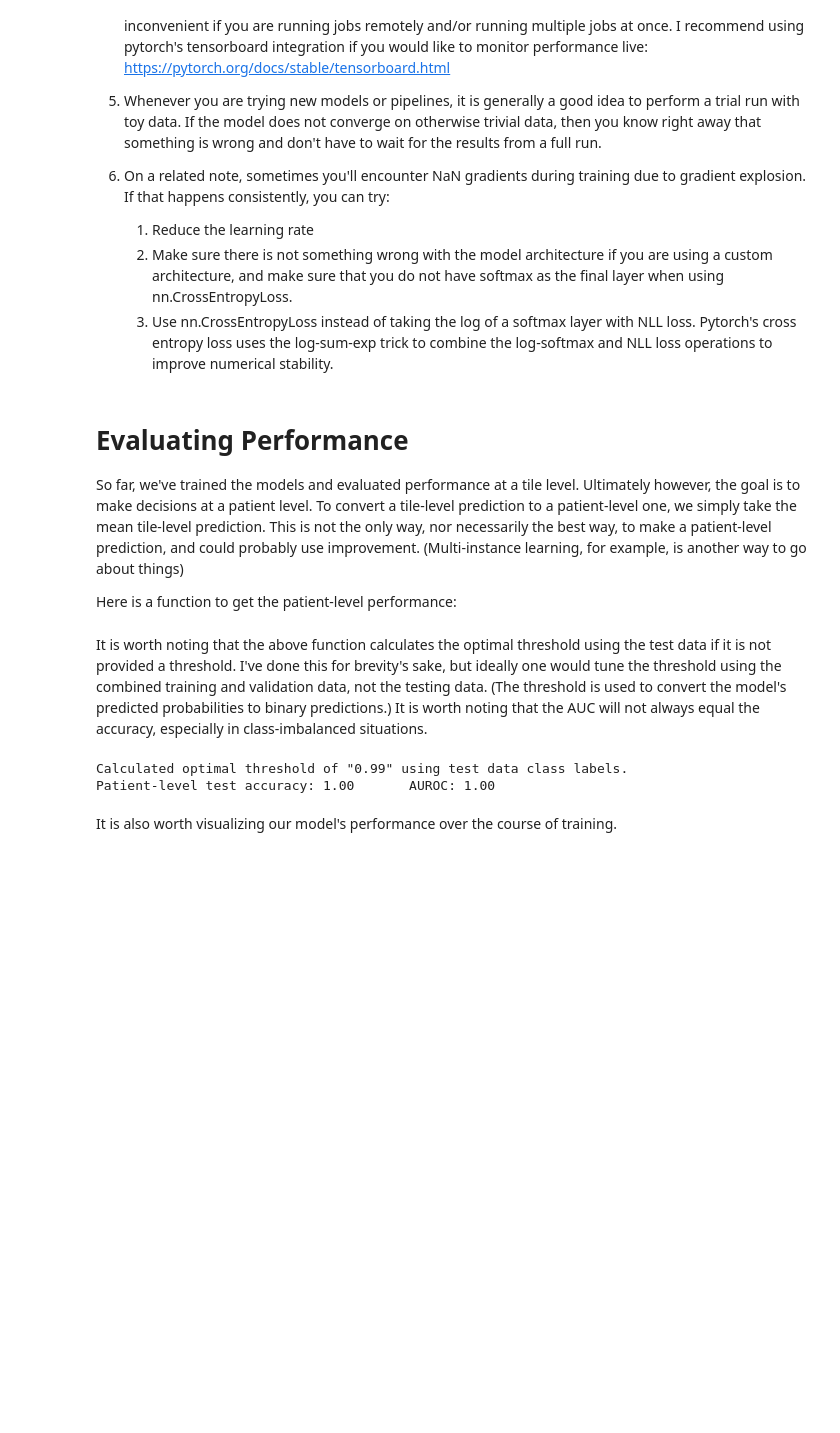
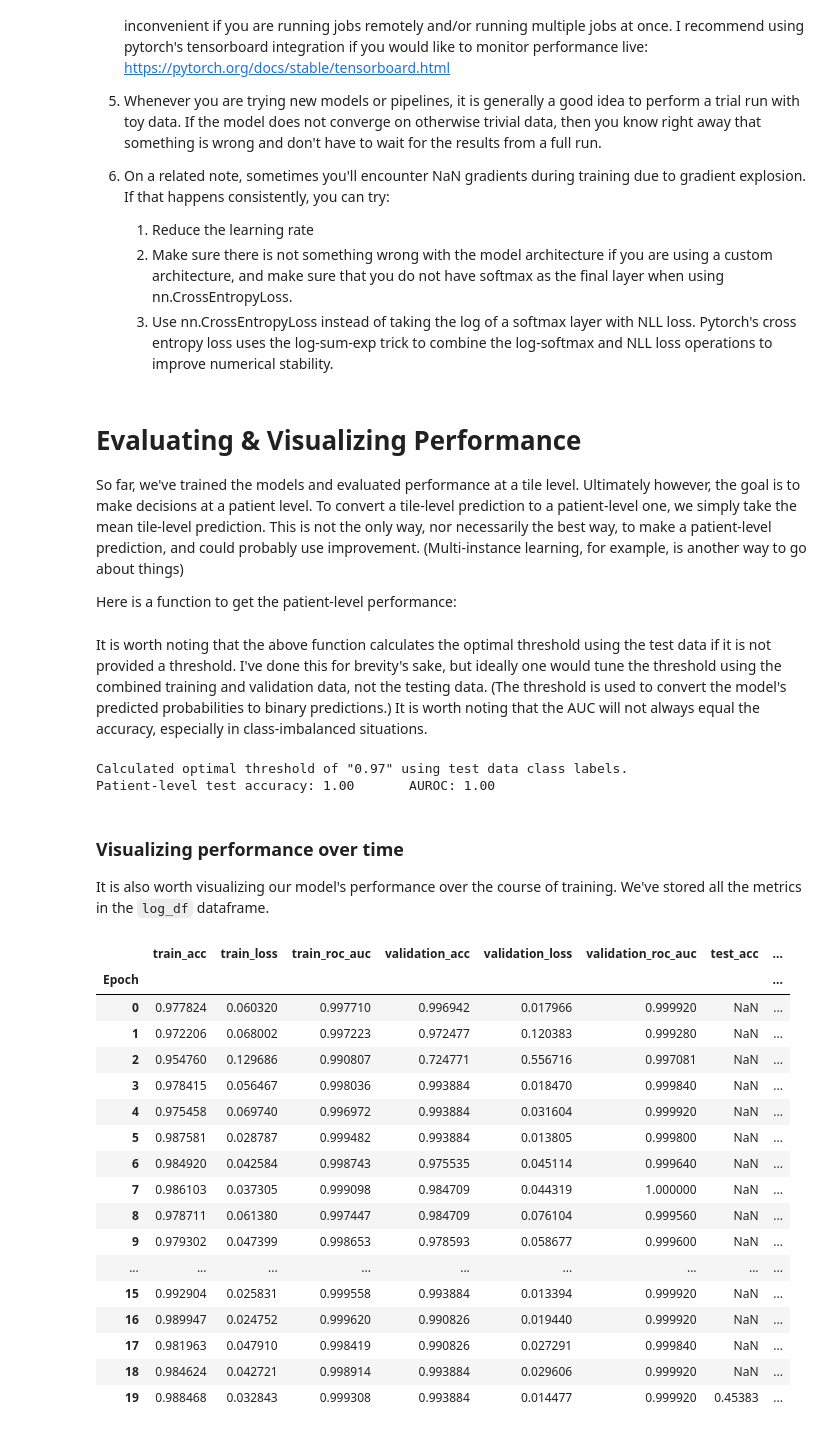
Before and after one commit to IsaiahPressman/Deep_learning_WSI_tutorial, a Jupyter notebook: Deep_learning_WSI_tutorial.ipynb, the cells around one changed output. Cells and saved outputs as stored; diff of their text form; code cells hidden in the pictures; blank space fills up the shorter version.

```diff
--- a/Deep_learning_WSI_tutorial.ipynb
+++ b/Deep_learning_WSI_tutorial.ipynb
@@ -468,38 +468,35 @@ log_dict = {}
 for phase in PHASES:
     log_dict[phase + '_acc'] = []
     log_dict[phase + '_loss'] = []
-    if phase != 'train':
-        log_dict[phase + '_roc_auc'] = []
+    log_dict[phase + '_roc_auc'] = []
 
-N_EPOCHS = 100
-for epoch in range(N_EPOCHS):
+MAX_N_EPOCHS = 100
+for epoch in range(MAX_N_EPOCHS):
     # Cycle through training and validation, only testing the model once all training and validation has finished
     for phase in PHASES:
         if phase == 'train':
             model.train()
         elif phase == 'validation':
             model.eval()
-            y_true = np.empty((0, num_classes))
-            y_score = np.empty((0, num_classes))
         else:
             # Only test after all training and validation has finished
-            if epoch == N_EPOCHS - 1 or stop:
+            if epoch == MAX_N_EPOCHS - 1 or stop:
                 print('\n' + '#' * 10 + ' Beginning tile-level testing ' + '#' * 10)
                 # Reload the best model checkpoint
                 model.load_state_dict(best_model_weights)
                 model.eval()
-                y_true = np.empty((0, num_classes))
-                y_score = np.empty((0, num_classes))
             else:
                 log_dict[phase + '_acc'].append(None)
                 log_dict[phase + '_loss'].append(None)
                 log_dict[phase + '_roc_auc'].append(None)
                 continue
+        y_true = np.empty((0, num_classes))
+        y_score = np.empty((0, num_classes))
 
         running_loss = 0.
         running_corrects = 0
         for i, (inputs, labels) in tqdm.tqdm(enumerate(img_dataloaders[phase]),
-                                             desc=f'Epoch {epoch}/{N_EPOCHS}, {phase:>10}',
+                                             desc=f'Epoch {epoch}/{MAX_N_EPOCHS}, {phase:>10}',
                                              total=len(img_dataloaders[phase])):
             # Move the data to the GPU
             inputs = inputs.to(DEVICE, non_blocking=True)
@@ -511,13 +508,12 @@ for epoch in range(N_EPOCHS):
                 outputs = model(inputs)
                 _, preds = torch.max(outputs, dim=1)
                 loss = loss_func(outputs, labels)
-                # Backward pass only during training
+                # Backward pass and update weights only during training
                 if phase == 'train':
                     loss.backward()
                     optimizer.step()
-                else:
-                    y_true = np.concatenate([y_true, np.eye(num_classes)[labels.cpu().numpy().ravel()]])
-                    y_score = np.concatenate([y_score, F.softmax(outputs, dim=1).cpu().numpy()])
+                y_true = np.concatenate([y_true, np.eye(num_classes)[labels.detach().cpu().numpy().ravel()]])
+                y_score = np.concatenate([y_score, F.softmax(outputs.detach(), dim=1).cpu().numpy()])
 
             # Track stats for logging
             running_loss += loss.item() * inputs.size(0)
@@ -527,18 +523,12 @@ for epoch in range(N_EPOCHS):
         time.sleep(0.25)
         epoch_loss = running_loss / dataset_sizes[phase]
         epoch_acc = running_corrects.float().cpu().numpy() / dataset_sizes[phase]
-        epoch_roc_auc = roc_auc_score(y_true, y_score) if phase != 'train' else None
-
-        log_str = f'Epoch {epoch}/{N_EPOCHS}, {phase:>10}: Loss {epoch_loss:.2f}\tAcc: {epoch_acc:.2f}'
-        if phase != 'train':
-            log_str += f'\tAUROC: {epoch_roc_auc:.2f}'
-        print(log_str)
+        epoch_roc_auc = roc_auc_score(y_true, y_score)
+        print(f'Epoch {epoch}/{MAX_N_EPOCHS}, {phase:>10}: Loss {epoch_loss:.2f}\tAcc: {epoch_acc:.2f}\tAUROC: {epoch_roc_auc:.2f}')
 
         log_dict[phase + '_loss'].append(epoch_loss)
         log_dict[phase + '_acc'].append(epoch_acc)
-        if phase != 'train':
-            log_dict[phase + '_roc_auc'].append(epoch_roc_auc)
-
+        log_dict[phase + '_roc_auc'].append(epoch_roc_auc)
 
         if phase == 'validation':
             # Save model checkpoint if validation reaches a new minimum
@@ -546,7 +536,7 @@ for epoch in range(N_EPOCHS):
                 best_model_weights = copy.deepcopy(model.state_dict())
             validation_losses.append(epoch_loss)
             # Stop training if validation performance does not improve for N epochs
-            N = 3
+            N = 5
             if np.argmin(validation_losses) < len(validation_losses) - N:
                 stop = True
     if stop:
@@ -599,7 +589,7 @@ Epoch 5/100, validation: Loss 0.05      Acc: 0.98       AUROC: 1.00
     1. Make sure there is not something wrong with the model architecture if you are using a custom architecture, and make sure that you do not have softmax as the final layer when using nn.CrossEntropyLoss.
     1. Use nn.CrossEntropyLoss instead of taking the log of a softmax layer with NLL loss. Pytorch's cross entropy loss uses the log-sum-exp trick to combine the log-softmax and NLL loss operations to improve numerical stability.
 # %% [markdown]
-# Evaluating Performance
+# Evaluating & Visualizing Performance
 
 So far, we've trained the models and evaluated performance at a tile level. Ultimately however, the goal is to make decisions at a patient level. To convert a tile-level prediction to a patient-level one, we simply take the mean tile-level prediction. This is not the only way, nor necessarily the best way, to make a patient-level prediction, and could probably use improvement. (Multi-instance learning, for example, is another way to go about things)
 
@@ -667,7 +657,30 @@ It is worth noting that the above function calculates the optimal threshold usin
 patient_level_acc, patient_level_roc = get_patient_level_results(model, img_dataloaders['test'])
 print(f'Patient-level test accuracy: {patient_level_acc:.2f}\tAUROC: {patient_level_roc:.2f}')
 # %% [output]
-Calculated optimal threshold of "0.99" using test data class labels.
+Calculated optimal threshold of "0.97" using test data class labels.
 Patient-level test accuracy: 1.00       AUROC: 1.00
 # %% [markdown]
-It is also worth visualizing our model's performance over the course of training.
+### Visualizing performance over time
+
+It is also worth visualizing our model's performance over the course of training. We've stored all the metrics in the `log_df` dataframe.
+# %%
+log_df
+# %% [output]
+|  | train_acc | train_loss | train_roc_auc | validation_acc | validation_loss | validation_roc_auc | test_acc | ... |
+| Epoch |  |  |  |  |  |  |  | ... |
+| 0 | 0.977824 | 0.060320 | 0.997710 | 0.996942 | 0.017966 | 0.999920 | NaN | ... |
+| 1 | 0.972206 | 0.068002 | 0.997223 | 0.972477 | 0.120383 | 0.999280 | NaN | ... |
+| 2 | 0.954760 | 0.129686 | 0.990807 | 0.724771 | 0.556716 | 0.997081 | NaN | ... |
+| 3 | 0.978415 | 0.056467 | 0.998036 | 0.993884 | 0.018470 | 0.999840 | NaN | ... |
+| 4 | 0.975458 | 0.069740 | 0.996972 | 0.993884 | 0.031604 | 0.999920 | NaN | ... |
+| 5 | 0.987581 | 0.028787 | 0.999482 | 0.993884 | 0.013805 | 0.999800 | NaN | ... |
+| 6 | 0.984920 | 0.042584 | 0.998743 | 0.975535 | 0.045114 | 0.999640 | NaN | ... |
+| 7 | 0.986103 | 0.037305 | 0.999098 | 0.984709 | 0.044319 | 1.000000 | NaN | ... |
+| 8 | 0.978711 | 0.061380 | 0.997447 | 0.984709 | 0.076104 | 0.999560 | NaN | ... |
+| 9 | 0.979302 | 0.047399 | 0.998653 | 0.978593 | 0.058677 | 0.999600 | NaN | ... |
+| ... | ... | ... | ... | ... | ... | ... | ... | ... |
+| 15 | 0.992904 | 0.025831 | 0.999558 | 0.993884 | 0.013394 | 0.999920 | NaN | ... |
+| 16 | 0.989947 | 0.024752 | 0.999620 | 0.990826 | 0.019440 | 0.999920 | NaN | ... |
+| 17 | 0.981963 | 0.047910 | 0.998419 | 0.990826 | 0.027291 | 0.999840 | NaN | ... |
+| 18 | 0.984624 | 0.042721 | 0.998914 | 0.993884 | 0.029606 | 0.999920 | NaN | ... |
+| 19 | 0.988468 | 0.032843 | 0.999308 | 0.993884 | 0.014477 | 0.999920 | 0.45383 | ... |
```
Also changed, not shown: parts of 9 cells of this notebook.
